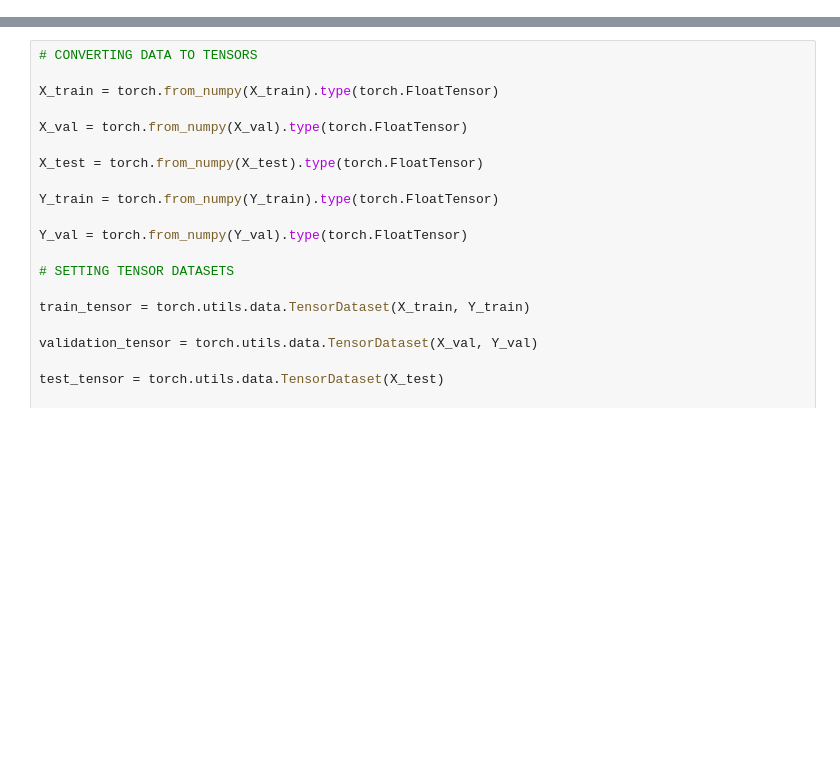
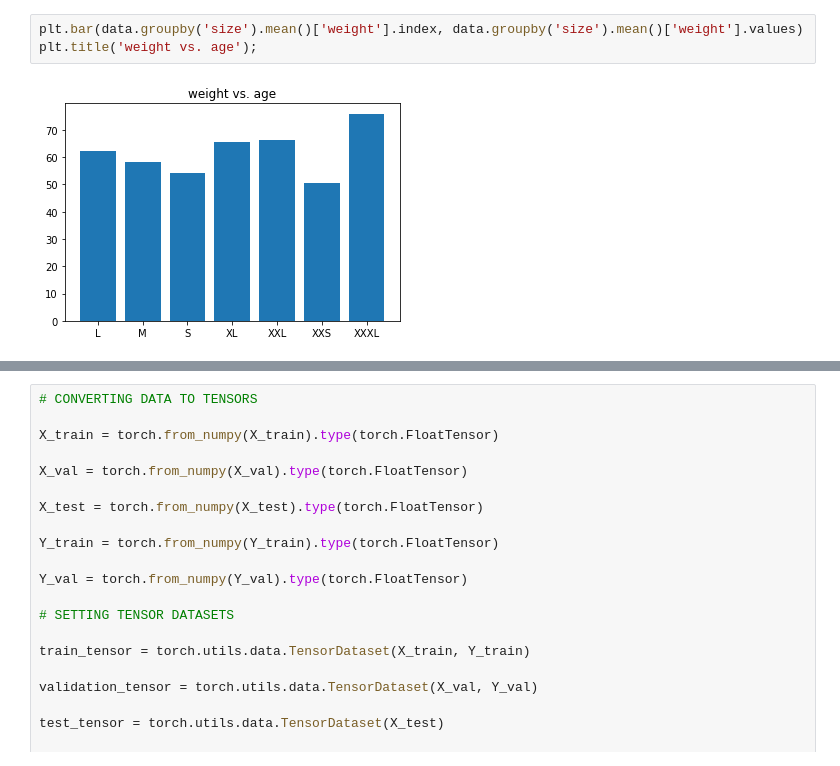
Before and after one commit to Juan-Pisco/clothing_size_prediction_app, a Jupyter notebook: Data Analysis and Model Training.ipynb, the cells around one changed output, grey strips where cells are left out. Saved outputs shown, nothing was run; the diff lists cells and outputs as text; blank space fills up the shorter version.

```diff
--- a/Data Analysis and Model Training.ipynb
+++ b/Data Analysis and Model Training.ipynb
@@ -27,0 +58,5 @@ data.head()
+# %%
+plt.bar(data.groupby('size').mean()['weight'].index, data.groupby('size').mean()['weight'].values)
+plt.title('weight vs. age');
+# %% [output]
+[figure, added]
```
Also changed, not shown: parts of 28 cells of this notebook, 8 other files.
